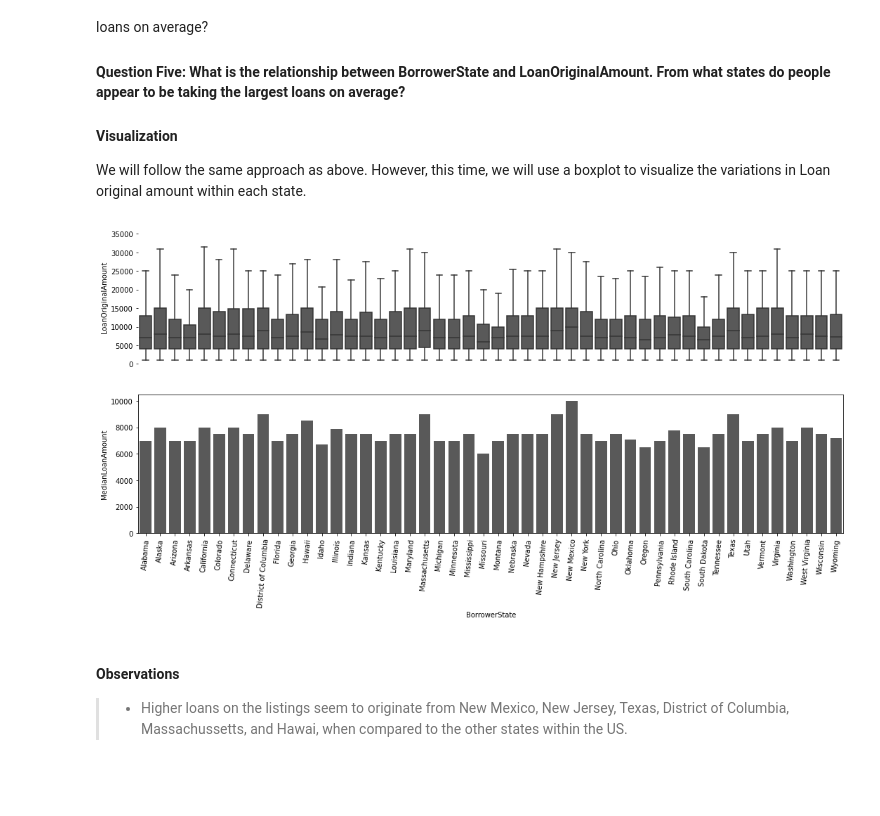
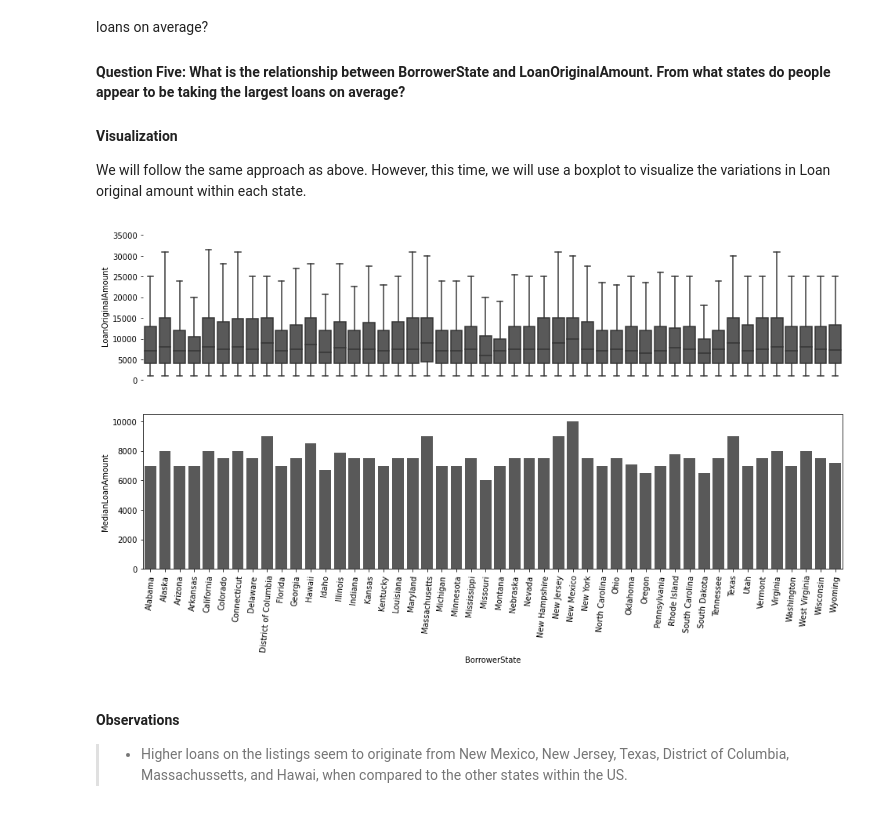
Before and after one commit to Lippins/Prosper-Loan-Data, a Jupyter notebook: exploration.ipynb, the cells around one changed output. Drawn from its saved outputs; the diff is of its cells as text; code cells hidden in the pictures; blank space fills up the shorter version.

```diff
--- a/exploration.ipynb
+++ b/exploration.ipynb
@@ -753,24 +753,24 @@ We will follow the same approach as above. However, this time, we will use a box
 # %%
 # Compute the median loan amount by listing category
 table = loan_df.groupby('BorrowerState')['LoanOriginalAmount'].median()
 table = table.reset_index(name='MedianLoanAmount')
 
 # Create boxplot visual
-plt.figure(figsize=(18, 8))
+plt.figure(figsize=(16, 8))
 plt.subplot(2,1,1)
 sns.boxplot(data=loan_df.sort_values(by='BorrowerState'), x='BorrowerState', y='LoanOriginalAmount',
             fliersize=0, color=colors[3])
 # Remove violinplot ticks, labels and spines
 plt.xticks([])
 plt.xlabel('')
 sns.despine(left=True, bottom=True)
 
 # Create barplot
 plt.subplot(2,1,2)
 sns.barplot(data=table, x='BorrowerState', y='MedianLoanAmount', ci=None, color=colors[3])
 plt.xticks(rotation= 85);
 # %% [output]
-[figure, old version]
+[figure, new version]
 # %% [markdown]
 #### Observations
 >- Higher loans on the listings seem to originate from New Mexico, New Jersey, Texas, District of Columbia, Massachussetts, and Hawai, when compared to the other states within the US.
```
Also changed, not shown: parts of 3 cells of this notebook.
